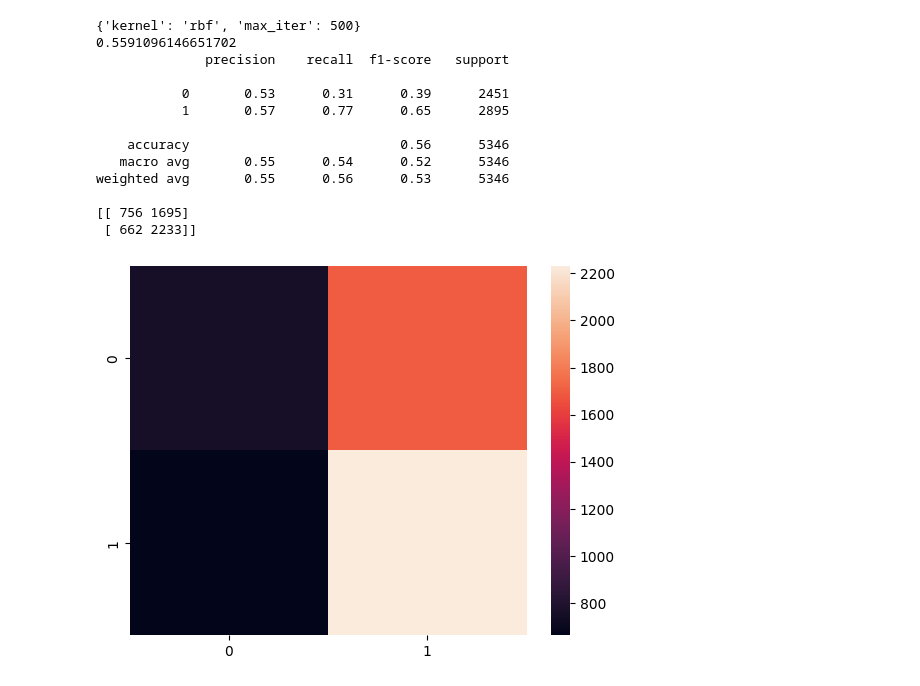
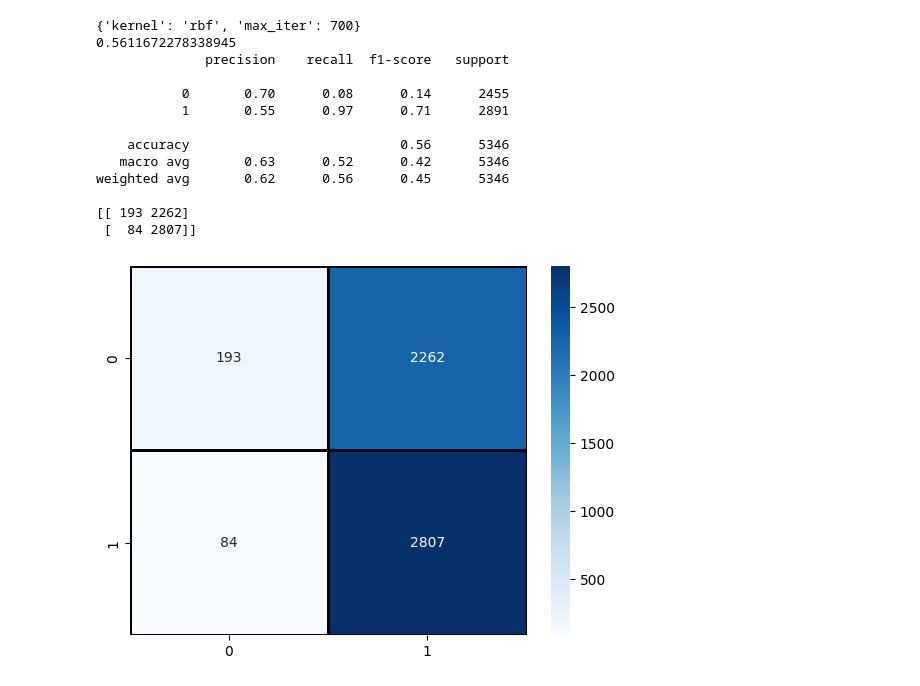
Before and after one commit to lamya-maaou/Ai_Model_For_Lettering, a Jupyter notebook: Models/OtherModels/svm_tree_based_models.ipynb, the cells around one changed output. Saved outputs shown, nothing was run; the diff lists cells and outputs as text; code cells hidden in the pictures.

Commit message:
update models

```diff
--- a/Models/OtherModels/svm_tree_based_models.ipynb
+++ b/Models/OtherModels/svm_tree_based_models.ipynb
@@ -40,31 +42,31 @@ df
 X_train, X_test, y_train, y_test = train_test_split(df,y,test_size=0.2,random_state=42)
 # %%
 params = {'kernel':['linear', 'poly', 'rbf', 'sigmoid'],'max_iter':[100,200,500,700,1000]}
-svm_model = SVC()
+svm_model = SVC(probability=True)
 svm_model,best_params = ameliorate_with_grid_search(svm_model,X_train,y_train,params)
 # svm_model.fit(X_train,y_train)
 y_predict = svm_model.predict(X_test)
 print(best_params)
 print(accuracy_score(y_test,y_predict))
 print(classification_report(y_test,y_predict))
 print(confusion_matrix(y_test,y_predict))
-sns.heatmap(confusion_matrix(y_test,y_predict))
+sns.heatmap(confusion_matrix(y_test,y_predict), annot=True, fmt='d', cmap='Blues', linewidths=1, linecolor='black')
 plt.show()
 # %% [output]
-{'kernel': 'rbf', 'max_iter': 500}
-0.5591096146651702
+{'kernel': 'rbf', 'max_iter': 700}
+0.5611672278338945
               precision    recall  f1-score   support
 
-           0       0.53      0.31      0.39      2451
-           1       0.57      0.77      0.65      2895
+           0       0.70      0.08      0.14      2455
+           1       0.55      0.97      0.71      2891
 
     accuracy                           0.56      5346
-   macro avg       0.55      0.54      0.52      5346
-weighted avg       0.55      0.56      0.53      5346
+   macro avg       0.63      0.52      0.42      5346
+weighted avg       0.62      0.56      0.45      5346
 
-[[ 756 1695]
- [ 662 2233]]
+[[ 193 2262]
+ [  84 2807]]
-[figure, old version]
+[figure, new version]
 # %%
 logreg_model = LogisticRegression(max_iter=1000)
 
```
Also changed, not shown: parts of 14 cells of this notebook, 6 other files.
